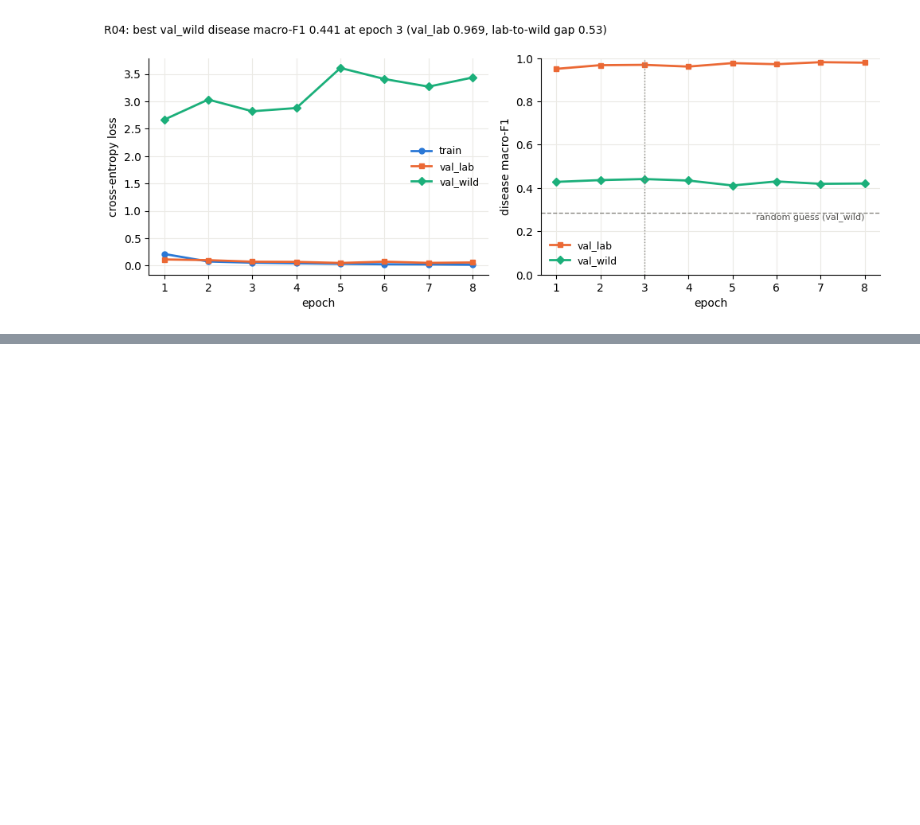
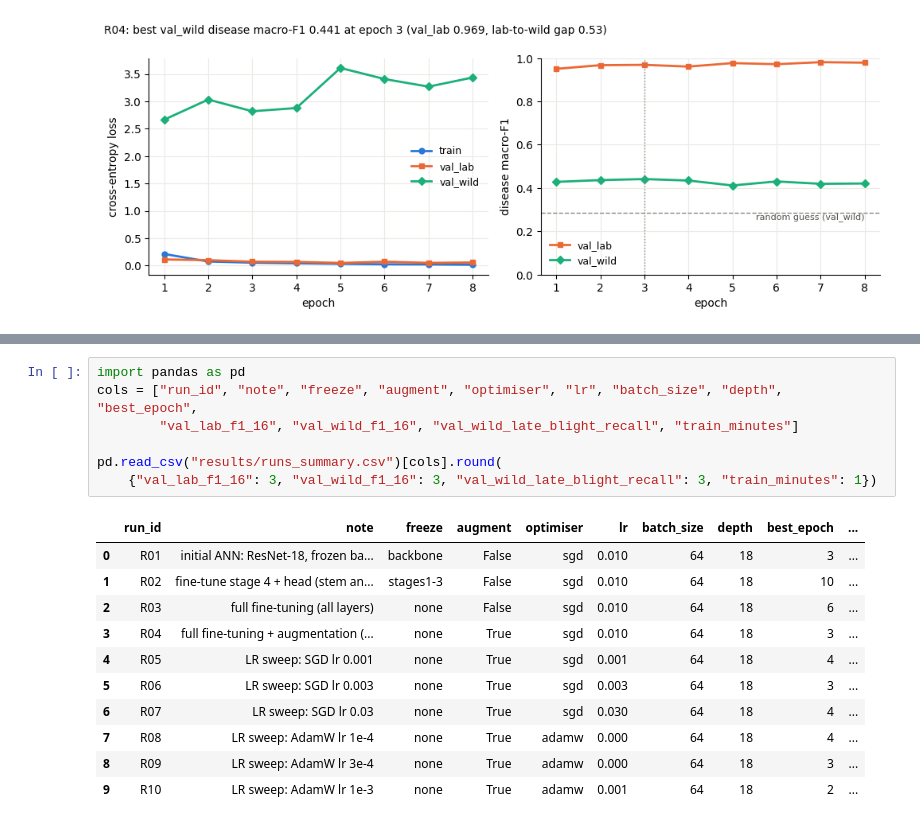
Before and after one commit to JanakaUPerera/plant_disease_identificator, a Jupyter notebook: 02_model_exp_all.ipynb, the cells around one changed output, grey strips where cells are left out. Drawn from its saved outputs; the diff is of its cells as text; blank space fills up the shorter version.

```diff
--- a/02_model_exp_all.ipynb
+++ b/02_model_exp_all.ipynb
@@ -33,0 +67,19 @@ R04: full fine-tuning + augmentation (random crop, flips, colour jitter) | 11,18
+# %%
+import pandas as pd
+cols = ["run_id", "note", "freeze", "augment", "optimiser", "lr", "batch_size", "depth", "best_epoch",
+        "val_lab_f1_16", "val_wild_f1_16", "val_wild_late_blight_recall", "train_minutes"]
+
+pd.read_csv("results/runs_summary.csv")[cols].round(
+    {"val_lab_f1_16": 3, "val_wild_f1_16": 3, "val_wild_late_blight_recall": 3, "train_minutes": 1})
+# %% [output]
+|  | run_id | note | freeze | augment | optimiser | lr | batch_size | depth | best_epoch | ... |
+| 0 | R01 | initial ANN: ResNet-18, frozen ba... | backbone | False | sgd | 0.010 | 64 | 18 | 3 | ... |
+| 1 | R02 | fine-tune stage 4 + head (stem an... | stages1-3 | False | sgd | 0.010 | 64 | 18 | 10 | ... |
+| 2 | R03 | full fine-tuning (all layers) | none | False | sgd | 0.010 | 64 | 18 | 6 | ... |
+| 3 | R04 | full fine-tuning + augmentation (... | none | True | sgd | 0.010 | 64 | 18 | 3 | ... |
+| 4 | R05 | LR sweep: SGD lr 0.001 | none | True | sgd | 0.001 | 64 | 18 | 4 | ... |
+| 5 | R06 | LR sweep: SGD lr 0.003 | none | True | sgd | 0.003 | 64 | 18 | 3 | ... |
+| 6 | R07 | LR sweep: SGD lr 0.03 | none | True | sgd | 0.030 | 64 | 18 | 4 | ... |
+| 7 | R08 | LR sweep: AdamW lr 1e-4 | none | True | adamw | 0.000 | 64 | 18 | 4 | ... |
+| 8 | R09 | LR sweep: AdamW lr 3e-4 | none | True | adamw | 0.000 | 64 | 18 | 3 | ... |
+| 9 | R10 | LR sweep: AdamW lr 1e-3 | none | True | adamw | 0.001 | 64 | 18 | 2 | ... |
```
Also changed, not shown: parts of 2 cells of this notebook, 14 other files.
